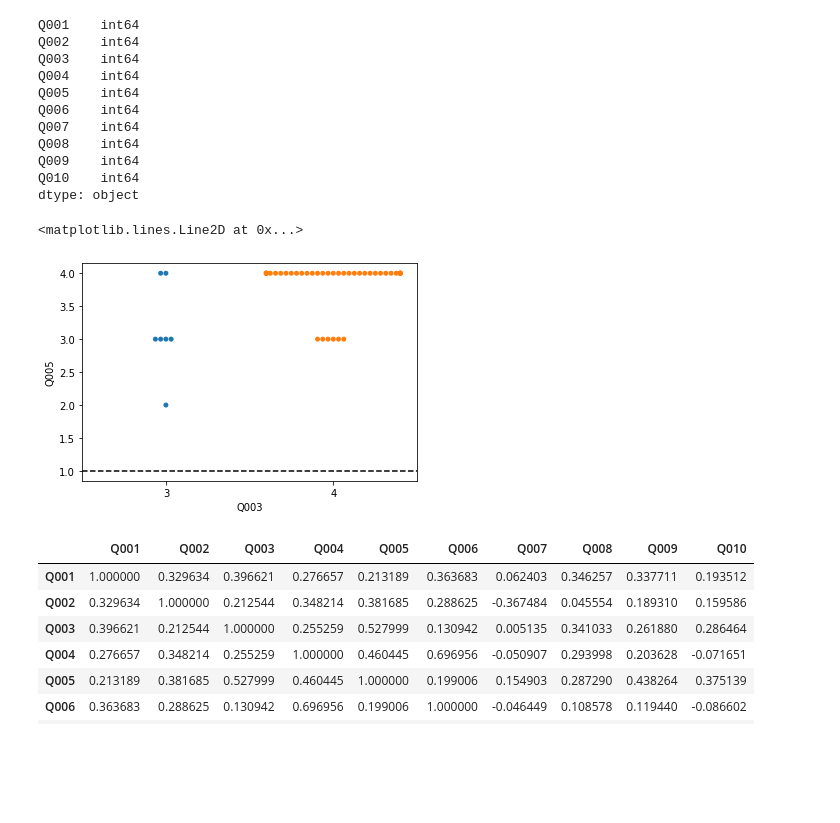
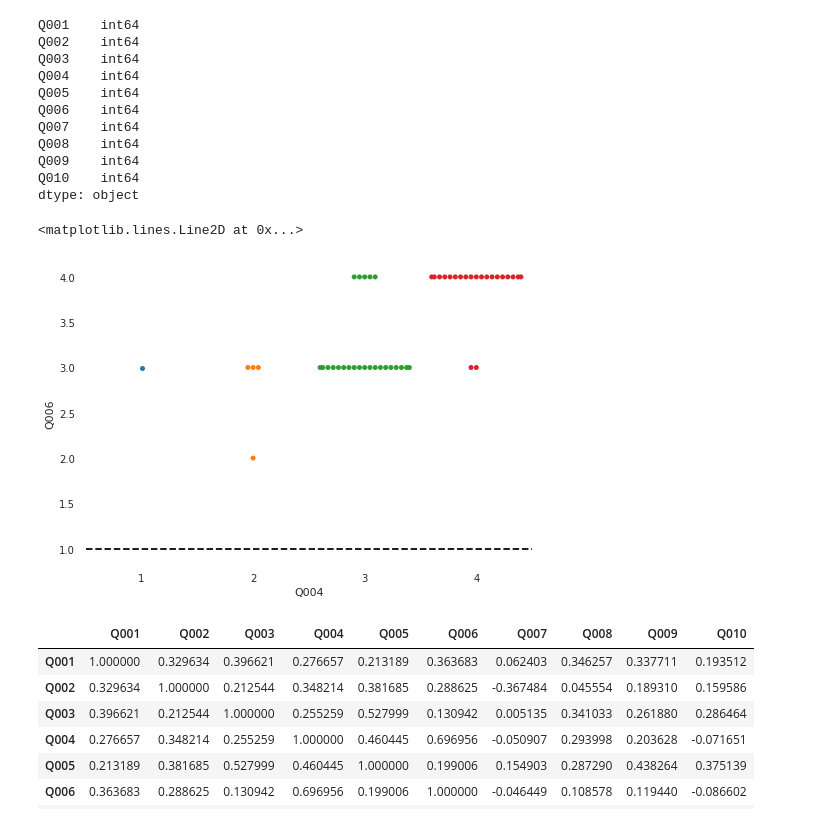
Before and after one commit to Pedro-Prestes/learning, a Jupyter notebook: AVA_Doutorado.ipynb, the cells around one changed output. Drawn from its saved outputs; the diff is of its cells as text; code cells hidden in the pictures; blank space fills up the shorter version.

```diff
--- a/AVA_Doutorado.ipynb
+++ b/AVA_Doutorado.ipynb
@@ -227,11 +227,11 @@ Q009    int64
 Q010    int64
 dtype: object
 # %%
-sns.swarmplot(data=ava, x='Q003', y='Q005')
+sns.swarmplot(data=ava, x='Q004', y='Q006')
 plt.axhline(1.0, color='black', linestyle='--')
 # %% [output]
 <matplotlib.lines.Line2D at 0x...>
-[figure, old version]
+[figure, new version]
 # %%
 # 0.5 a 0.7 positivo ou negativo indica uma correlação moderada.
 # Encontrada essa correlação entre as colunas Q004 e Q006 - "(0.696956) moderada para forte".
```
Also changed, not shown: parts of 14 cells of this notebook.
